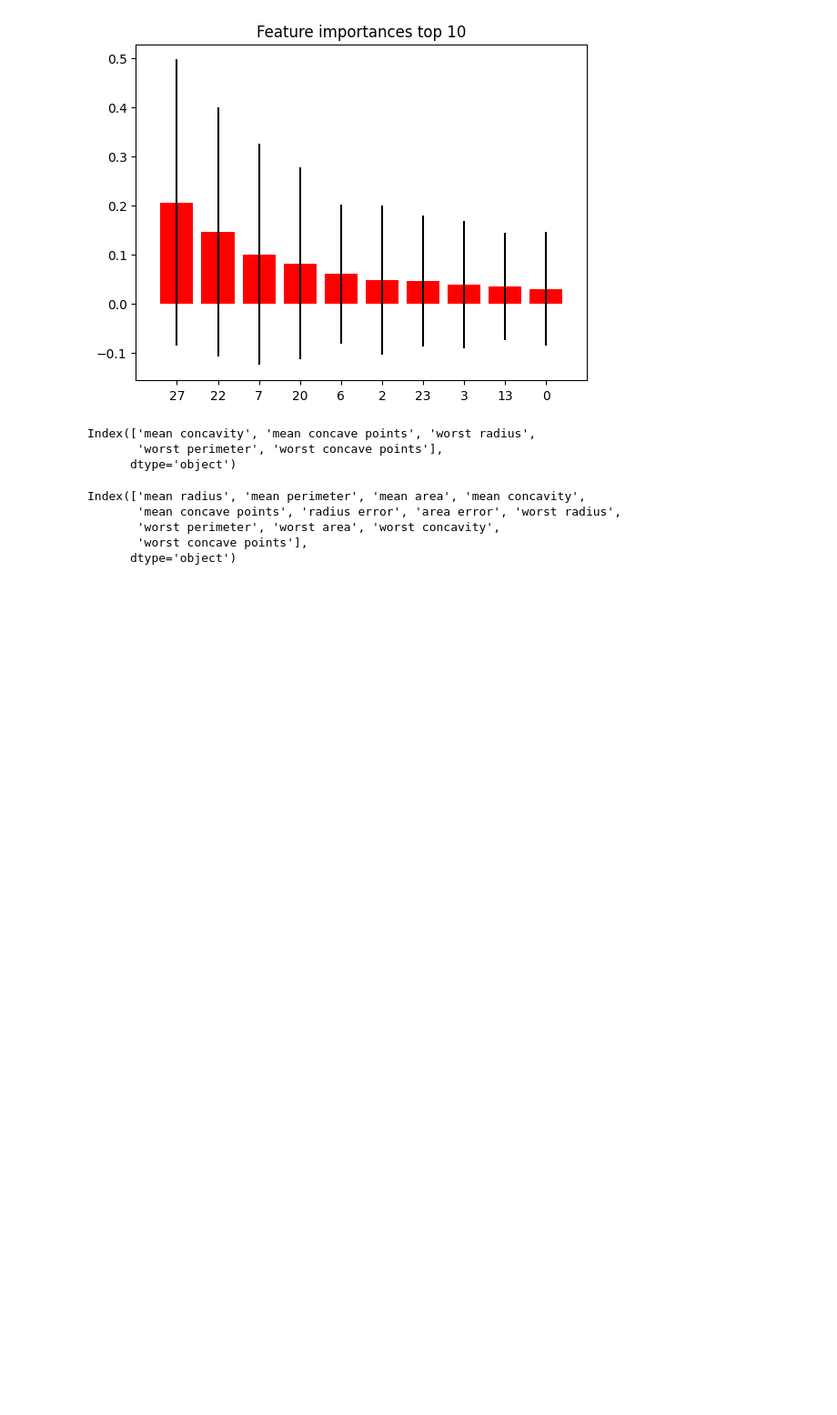
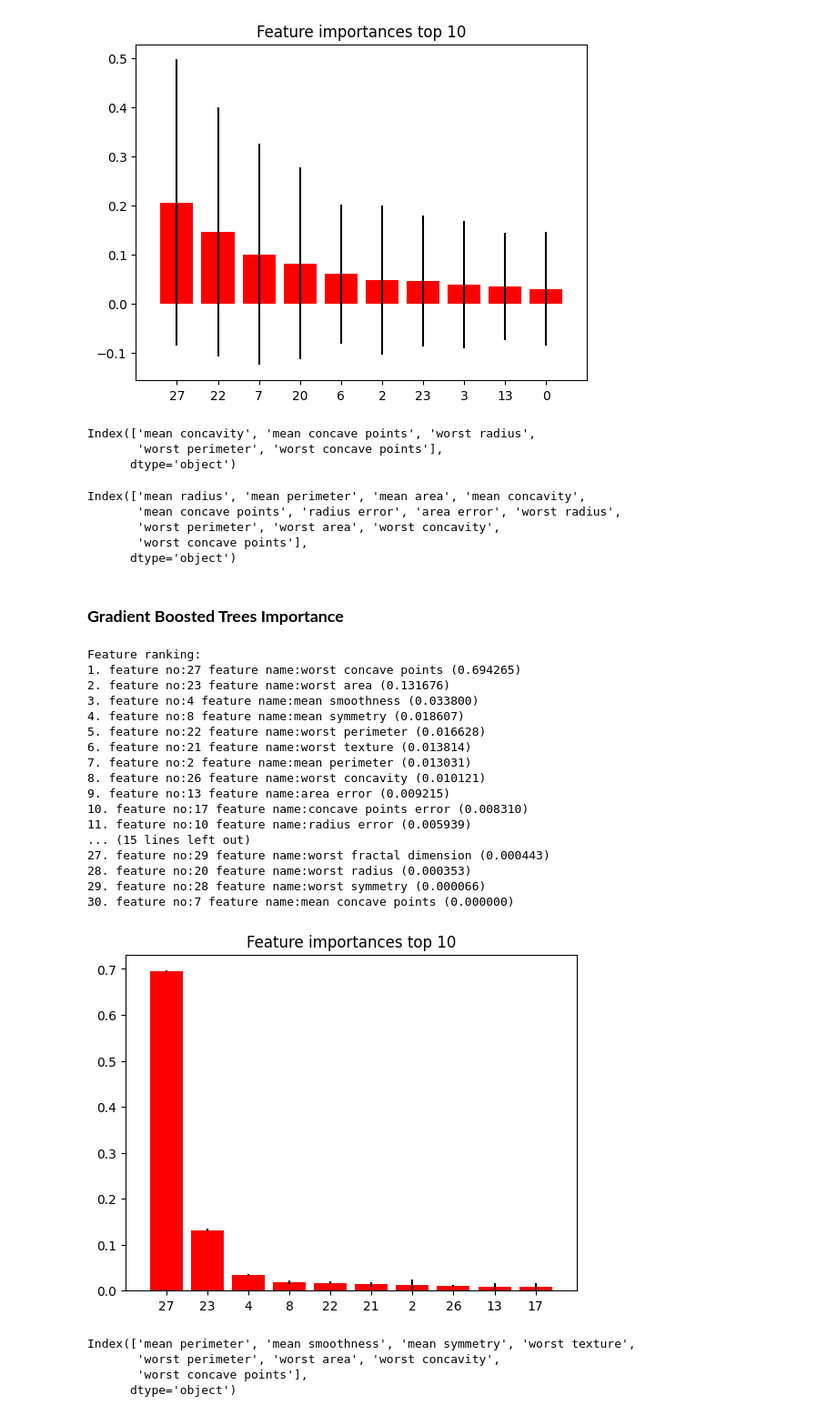
Before and after one commit to NhanPhamThanh-IT/Feature-Engineering-Technique, a Jupyter notebook: src/4.3_Feature_Selection_Embedded.ipynb, the cells around one changed output. Shown at 91% size. Saved outputs shown, nothing was run; the diff lists cells and outputs as text; code cells hidden in the pictures; blank space fills up the shorter version.

```diff
--- a/src/4.3_Feature_Selection_Embedded.ipynb
+++ b/src/4.3_Feature_Selection_Embedded.ipynb
@@ -133,3 +133,27 @@ Index(['mean radius', 'mean perimeter', 'mean area', 'mean concavity',
        'worst perimeter', 'worst area', 'worst concavity',
        'worst concave points'],
       dtype='object')
+# %% [markdown]
+### __Gradient Boosted Trees Importance__
+# %%
+model = embedded_method.gbt_importance(X_train=X_train,y_train=y_train,
+                             max_depth=10,top_n=10)
+# %% [output]
+Feature ranking:
+1. feature no:27 feature name:worst concave points (0.694265)
+2. feature no:23 feature name:worst area (0.131676)
+3. feature no:4 feature name:mean smoothness (0.033800)
+4. feature no:8 feature name:mean symmetry (0.018607)
+5. feature no:22 feature name:worst perimeter (0.016628)
+6. feature no:21 feature name:worst texture (0.013814)
+7. feature no:2 feature name:mean perimeter (0.013031)
+8. feature no:26 feature name:worst concavity (0.010121)
+9. feature no:13 feature name:area error (0.009215)
+10. feature no:17 feature name:concave points error (0.008310)
+11. feature no:10 feature name:radius error (0.005939)
+... (15 lines left out)
+27. feature no:29 feature name:worst fractal dimension (0.000443)
+28. feature no:20 feature name:worst radius (0.000353)
+29. feature no:28 feature name:worst symmetry (0.000066)
+30. feature no:7 feature name:mean concave points (0.000000)
+[figure, added]
@@ -135,0 +163,7 @@ Index(['mean radius', 'mean perimeter', 'mean area', 'mean concavity',
+# %%
+selected_feat
+# %% [output]
+Index(['mean perimeter', 'mean smoothness', 'mean symmetry', 'worst texture',
+       'worst perimeter', 'worst area', 'worst concavity',
+       'worst concave points'],
+      dtype='object')
```
Also changed, not shown: parts of 1 cell of this notebook.
